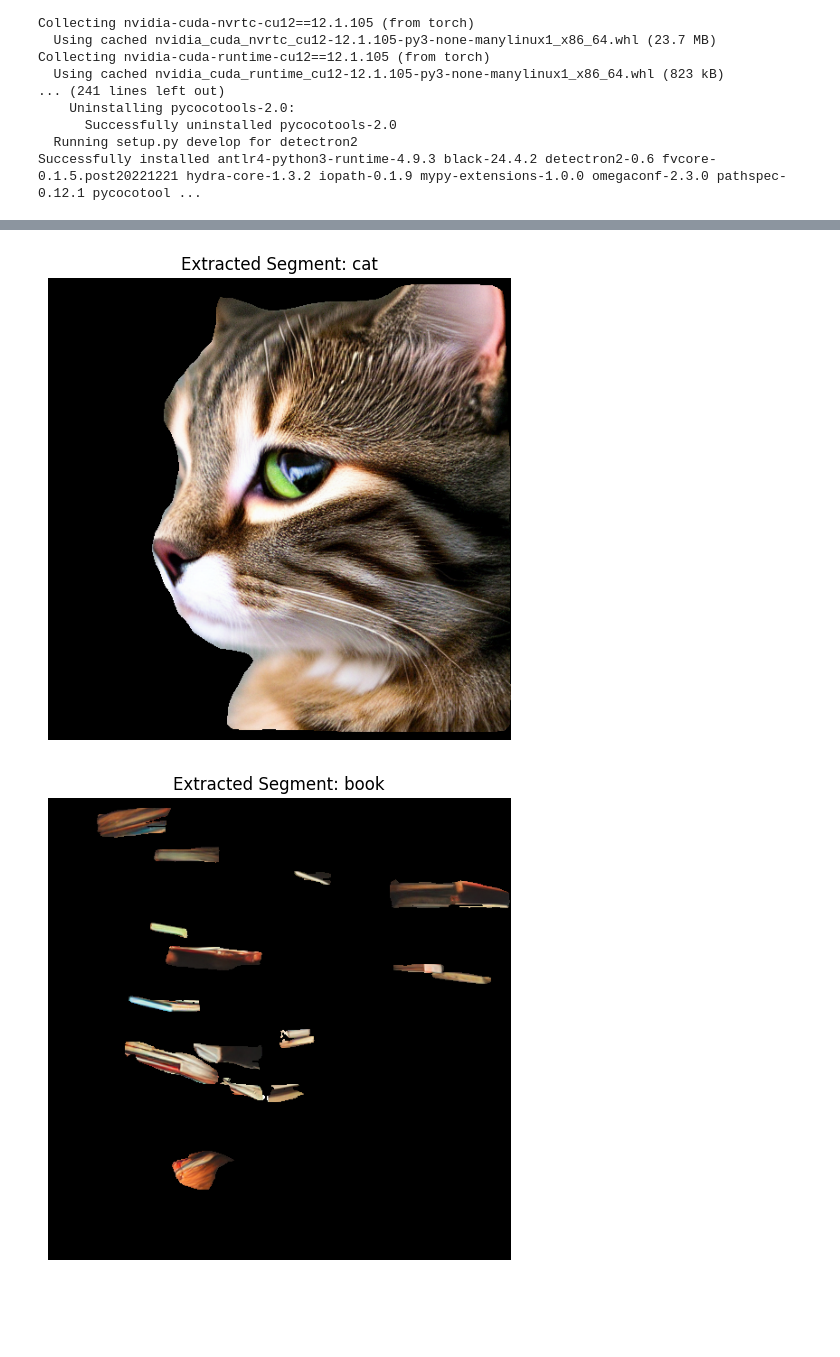
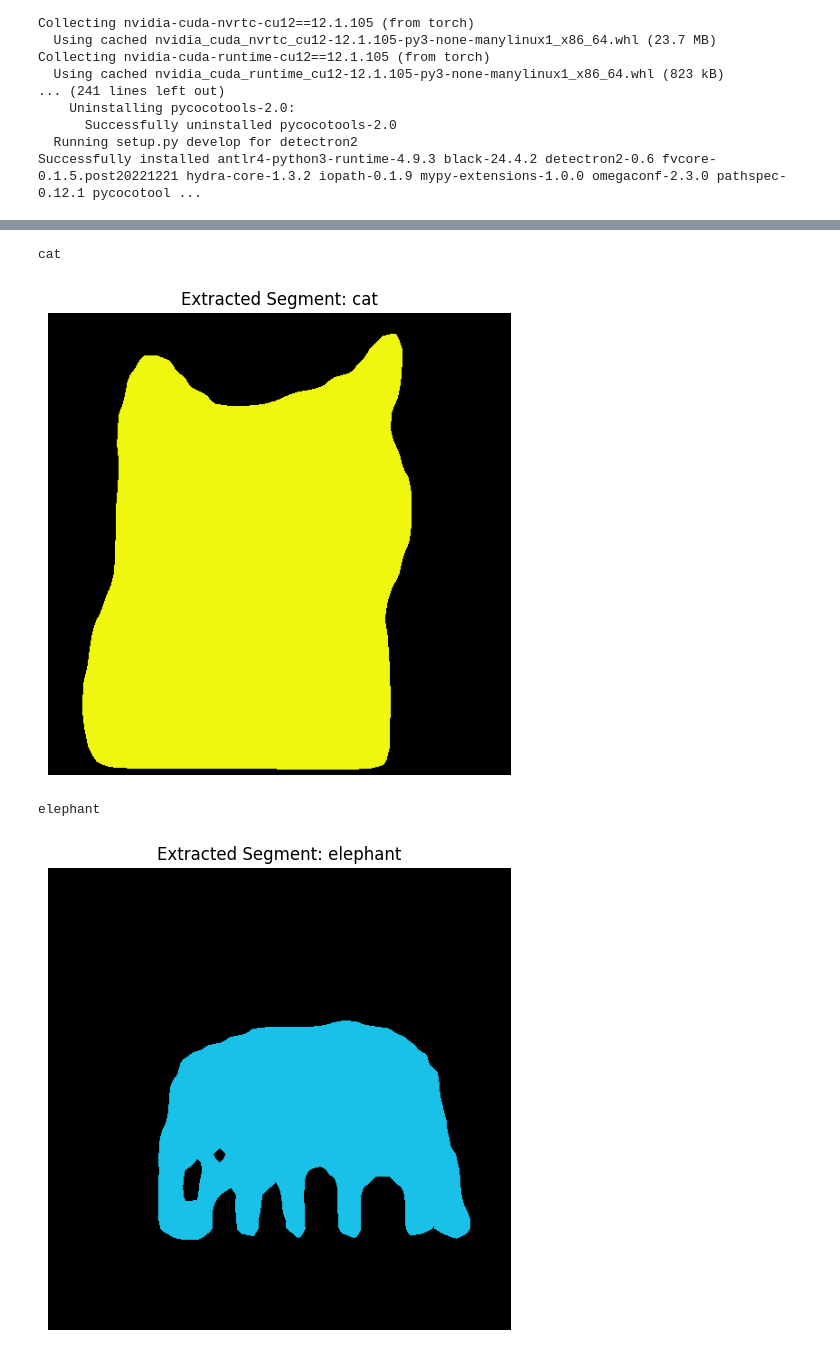
Before and after one commit to Fayzan-Ali-Akhtar/Stable-Diffusion-Summer-Proj, a Jupyter notebook: Segmentation/4_StableDiffusionToSegmentaion.ipynb, the cells around one changed output, grey strips where cells are left out. Saved outputs shown, nothing was run; the diff lists cells and outputs as text; code cells hidden in the pictures; blank space fills up the shorter version.

Commit message:
Different coloured segmentation masks

```diff
--- a/Segmentation/4_StableDiffusionToSegmentaion.ipynb
+++ b/Segmentation/4_StableDiffusionToSegmentaion.ipynb
@@ -69,7 +71,7 @@ output_dir = "/content/drive/My Drive/Colab Notebooks/GeneratedImages/"
 os.makedirs(output_dir, exist_ok=True)
 
 # Example entities
-entities = ["cat", "book"]
+entities = ["a small cat on the top right corner of the image", "an elephant at the bottom left corner of the image"]
 images = {}
 
 for entity in entities:
@@ -100,3 +96,5 @@ Setup complete. Token and device initialized.
+# %%
+entities=['cat','elephant']
 # %%
 import cv2
 import torch
@@ -104,9 +102,10 @@ from detectron2 import model_zoo
 from detectron2.engine import DefaultPredictor
 from detectron2.config import get_cfg
 from detectron2.data import MetadataCatalog
-from detectron2.utils.visualizer import Visualizer
 import matplotlib.pyplot as plt
 import numpy as np
+from PIL import Image
+import random
 
 # Setup configuration
 cfg = get_cfg()
@@ -126,11 +125,6 @@ def segment_entity(image, target_class_name):
     outputs = predictor(image)
     panoptic_seg, segments_info = outputs["panoptic_seg"]
 
-    # Visualize results
-    v = Visualizer(image[:, :, ::-1], MetadataCatalog.get(cfg.DATASETS.TRAIN[0]))
-    out = v.draw_panoptic_seg_predictions(panoptic_seg.to("cpu"), segments_info)
-    output_image = out.get_image()[:, :, ::-1]
-
     # Extract and visualize the specific segment by its class name
     metadata = MetadataCatalog.get(cfg.DATASETS.TRAIN[0])
     if target_class_name in metadata.thing_classes:
@@ -139,39 +133,56 @@ def segment_entity(image, target_class_name):
         # Create a mask for the target segment
         mask = torch.zeros_like(panoptic_seg, dtype=torch.uint8)
         segment_found = False
         for segment in segments_info:
             if segment["category_id"] == category_id:
                 mask[panoptic_seg == segment["id"]] = 255
                 segment_found = True
 
-        # If the segment is found, extract it using the mask
+        # If the segment is found, color it with a solid color
         if segment_found:
-            extracted_segment = cv2.bitwise_and(image, image, mask=mask.cpu().numpy())
-            # Convert extracted segment to RGB format
-            extracted_image = cv2.cvtColor(extracted_segment, cv2.COLOR_BGR2RGB)
+            # Create an image with a black background
+            colored_mask = np.zeros_like(image, dtype=np.uint8)
+
+            # Assign a random color to each segment
+            colors = {}
+            for segment in segments_info:
+                if segment["category_id"] == category_id:
+                    if segment["id"] not in colors:
+                        colors[segment["id"]] = [random.randint(0, 255) for _ in range(3)]
+                    colored_mask[panoptic_seg.cpu().numpy() == segment["id"]] = colors[segment["id"]]
+
+            # Convert the colored mask to RGB format
+            extracted_image = cv2.cvtColor(colored_mask, cv2.COLOR_BGR2RGB)
         else:
             # If the segment is not found, use the original image
             print("Using Original Image")
             extracted_image = cv2.cvtColor(image, cv2.COLOR_BGR2RGB)
     else:
         print("Using Original Image")
         # If the target class is not in the metadata, use the original image
         extracted_image = cv2.cvtColor(image, cv2.COLOR_BGR2RGB)
 
     extracted_pil_image = Image.fromarray(extracted_image)
-    extracted_pil_image.save(f"/content/drive/My Drive/Colab Notebooks/ExtractedSegments/extracted_{entity}.jpg")
+    extracted_pil_image.save(f"extracted_{target_class_name}.jpg")
 
     # Display the extracted segment
     plt.figure(figsize=(12, 6))
     plt.imshow(extracted_image)
     plt.axis('off')
     plt.title(f'Extracted Segment: {target_class_name}')
     plt.show()
 
 
-# Example: Segment each generated image
-for entity, image in images.items():
+# for entity, image in images.items():
+#     print(entity)
+#     segment_entity(image, entity)
+
+# Iterate through images and entity_array
+for (image_key, image), entity in zip(images.items(), entities):
+    # print(entity)
     segment_entity(image, entity)
 # %% [output]
+cat
-[figure, old version]
+[figure, new version]
+elephant
-[figure, old version]
+[figure, new version]
```
Also changed, not shown: parts of 3 cells of this notebook, 1 other file.
